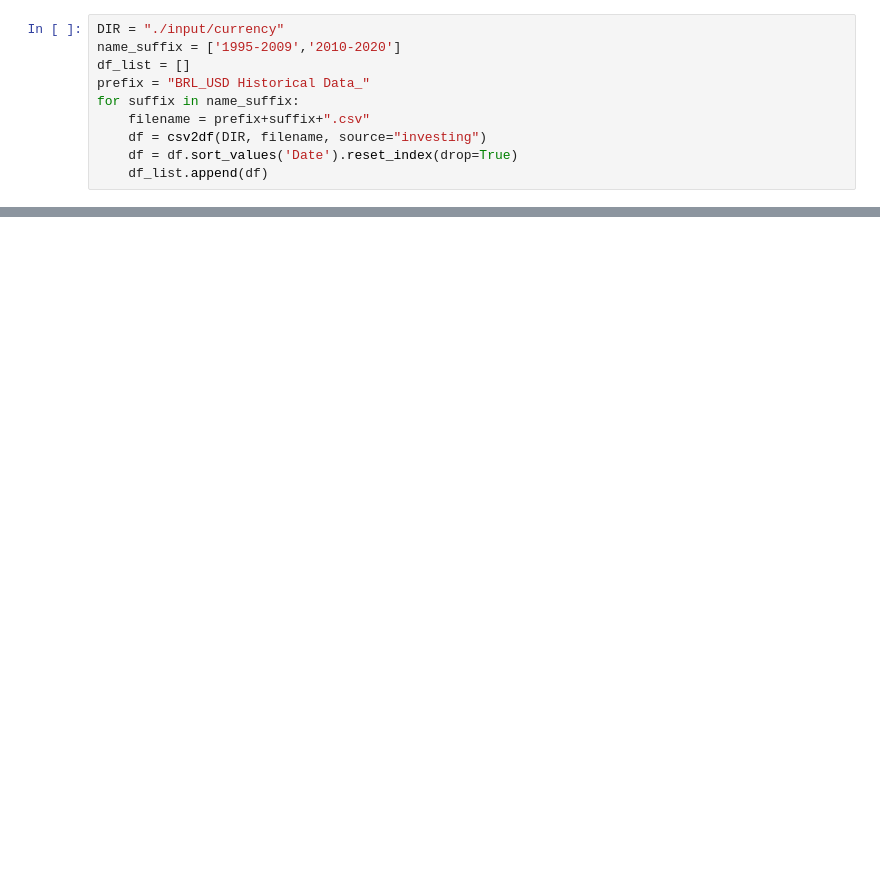
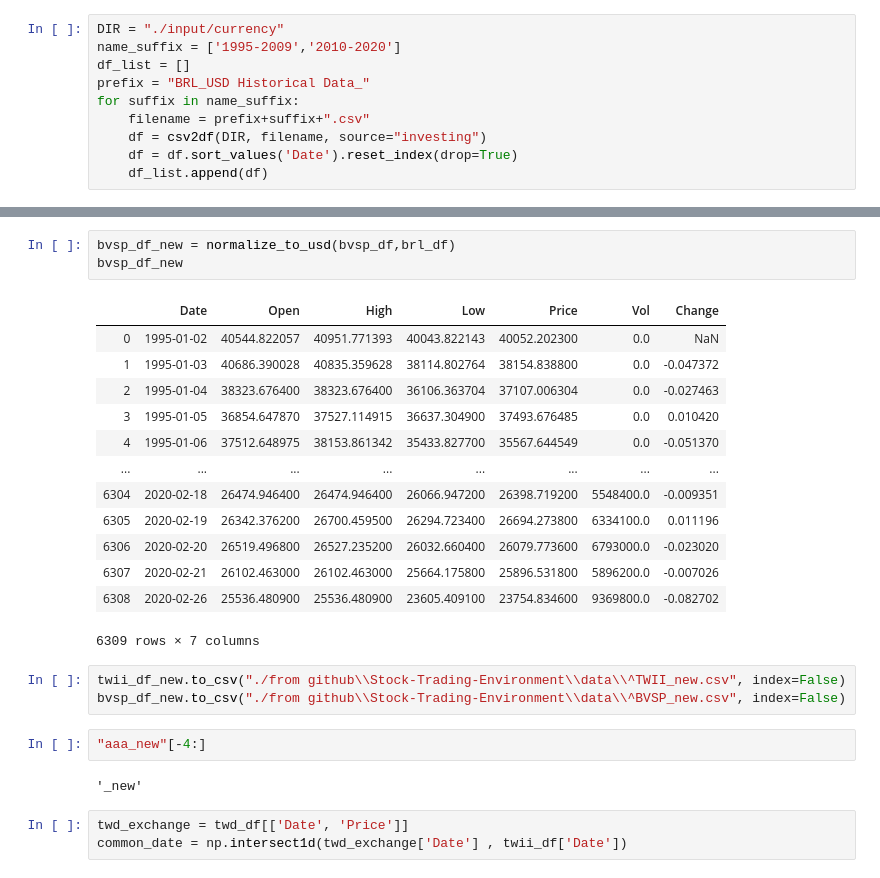
Before and after one commit to lzcaisg/reinforcement_trader, a Jupyter notebook: currency history cleaning - 0304.ipynb, the cells around one changed output, grey strips where cells are left out. Saved outputs shown, nothing was run; the diff lists cells and outputs as text; blank space fills up the shorter version.

```diff
--- a/currency history cleaning - 0304.ipynb
+++ b/currency history cleaning - 0304.ipynb
@@ -86,0 +120,27 @@ brl_df.to_csv("./input/currency/BRL_1995-2020.csv")
+# %%
+bvsp_df_new = normalize_to_usd(bvsp_df,brl_df)
+bvsp_df_new
+# %% [output]
+|  | Date | Open | High | Low | Price | Vol | Change |
+| 0 | 1995-01-02 | 40544.822057 | 40951.771393 | 40043.822143 | 40052.202300 | 0.0 | NaN |
+| 1 | 1995-01-03 | 40686.390028 | 40835.359628 | 38114.802764 | 38154.838800 | 0.0 | -0.047372 |
+| 2 | 1995-01-04 | 38323.676400 | 38323.676400 | 36106.363704 | 37107.006304 | 0.0 | -0.027463 |
+| 3 | 1995-01-05 | 36854.647870 | 37527.114915 | 36637.304900 | 37493.676485 | 0.0 | 0.010420 |
+| 4 | 1995-01-06 | 37512.648975 | 38153.861342 | 35433.827700 | 35567.644549 | 0.0 | -0.051370 |
+| ... | ... | ... | ... | ... | ... | ... | ... |
+| 6304 | 2020-02-18 | 26474.946400 | 26474.946400 | 26066.947200 | 26398.719200 | 5548400.0 | -0.009351 |
+| 6305 | 2020-02-19 | 26342.376200 | 26700.459500 | 26294.723400 | 26694.273800 | 6334100.0 | 0.011196 |
+| 6306 | 2020-02-20 | 26519.496800 | 26527.235200 | 26032.660400 | 26079.773600 | 6793000.0 | -0.023020 |
+| 6307 | 2020-02-21 | 26102.463000 | 26102.463000 | 25664.175800 | 25896.531800 | 5896200.0 | -0.007026 |
+| 6308 | 2020-02-26 | 25536.480900 | 25536.480900 | 23605.409100 | 23754.834600 | 9369800.0 | -0.082702 |
+6309 rows × 7 columns
+# %%
+twii_df_new.to_csv("./from github\\Stock-Trading-Environment\\data\\^TWII_new.csv", index=False)
+bvsp_df_new.to_csv("./from github\\Stock-Trading-Environment\\data\\^BVSP_new.csv", index=False)
+# %%
+"aaa_new"[-4:]
+# %% [output]
+'_new'
+# %%
+twd_exchange = twd_df[['Date', 'Price']]
+common_date = np.intersect1d(twd_exchange['Date'] , twii_df['Date'])
```
Also changed, not shown: parts of 10 cells of this notebook, 52 other files.
